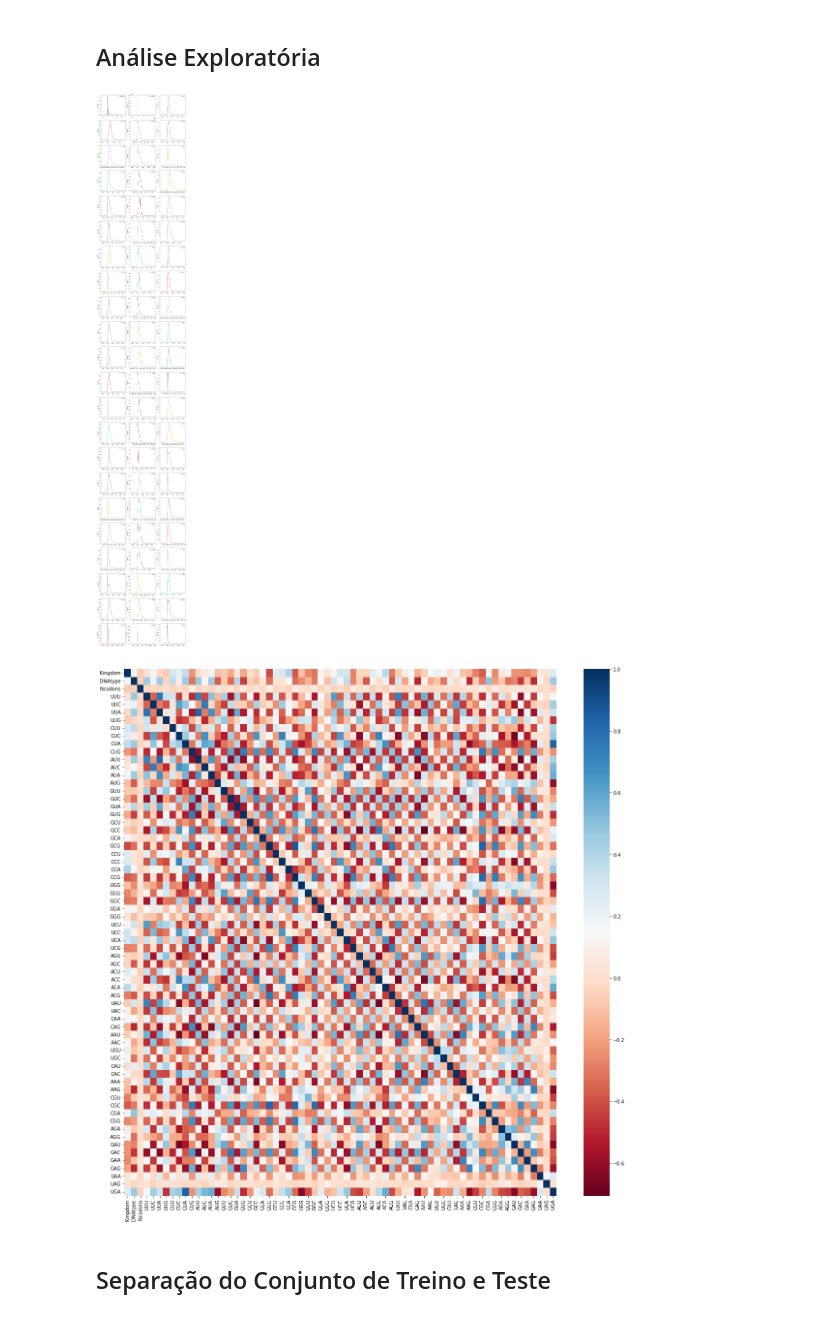
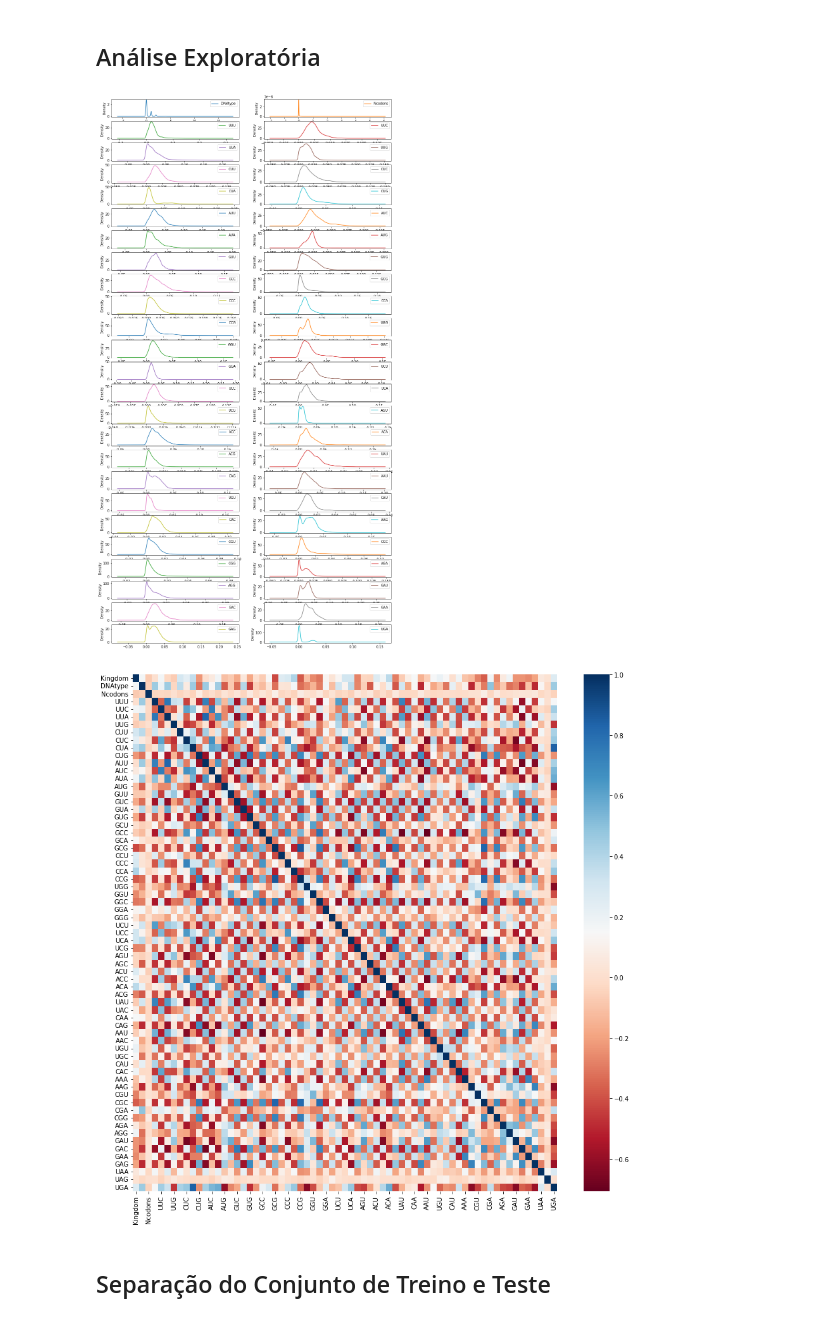
Before and after one commit to JessicaIta/codon-usage-classification, a Jupyter notebook: Codon Usage Classification.ipynb, the cells around one changed output. Drawn from its saved outputs; the diff is of its cells as text; code cells hidden in the pictures.

```diff
--- a/Codon Usage Classification.ipynb
+++ b/Codon Usage Classification.ipynb
@@ -223,7 +228,7 @@ Name: Kingdom, Length: 13026, dtype: int64
 # Eliminação das colunas de nome e id da espécie
 
 dataset = df.drop(['SpeciesName', 'SpeciesID'], axis=1)
-X = df.drop(['Kingdom','SpeciesName', 'SpeciesID'], axis=1)
+Attr = df.drop(['Kingdom','SpeciesName', 'SpeciesID'], axis=1)
 y = df['Kingdom']
 # %%
 dataset.head()
@@ -237,0 +258,30 @@ dataset.head()
+# %%
+# Função para seleção de atributos
+best_var = SelectKBest(score_func=chi2, k=50)
+feature = np.array(Attr.columns)
+
+# Executa a função de pontuação em (X, Y) e obtém os atributos selecionados
+fit = best_var.fit(Attr, y)
+filter = best_var.get_support()
+
+# Reduz X para os atributos selecionados
+features_data = fit.transform(Attr)
+
+# Resultados
+print('\nNúmero original de atributos:', Attr.shape[1])
+print('\nNúmero reduzido de atributos:', features_data.shape[1])
+
+# Exibe os atributos originais
+print("\nAtributos Originais:", df.columns[0:69])
+
+# Exibe as pontuações de cada atributos e os 4 escolhidas (com as pontuações mais altas): plas, test, mass e age.
+# (Basta mapear manualmente o índice dos nomes dos respectivos atributos)
+set_printoptions(precision=3) # 3 casas decimais
+print(fit.scores_)
+
+# Imprime o dataset apenas com as colunas selecionadas
+
+print("Selected best 30:")
+print(column[filter])
+
+selected_attr = column[filter]
@@ -237,0 +306,5 @@ dataset.head()
+# %%
+# Selecionando os melhores atributos para as proximas fases
+
+X = Attr[selected_attr]
+X
@@ -239,17 +326,17 @@ dataset.head()
 ## Análise Exploratória
 # %%
 # Density Plot somente com as featurs de entrada
-X.plot(kind = 'density', subplots = True, layout = (22,3), sharex = False, figsize = (15,100))
+X.plot(kind = 'density', subplots = True, layout = (25,2), sharex = False, figsize = (15,30))
 plt.show()
 # %% [output]
-[figure, old version]
+[figure, new version]
 # %%
 # Matriz de Correlação com Matplotlib Seaborn incluindo a classe de predição
-plt.rcParams["figure.figsize"] = (20,20)
+plt.rcParams["figure.figsize"] = (15,15)
 
 sns.heatmap(dataset.corr(), annot=False, cmap='RdBu');
 # %% [output]
-[figure, old version]
+[figure, new version]
 # %% [markdown]
 ## Separação do Conjunto de Treino e Teste
 # %%
```
Also changed, not shown: parts of 8 cells of this notebook.
